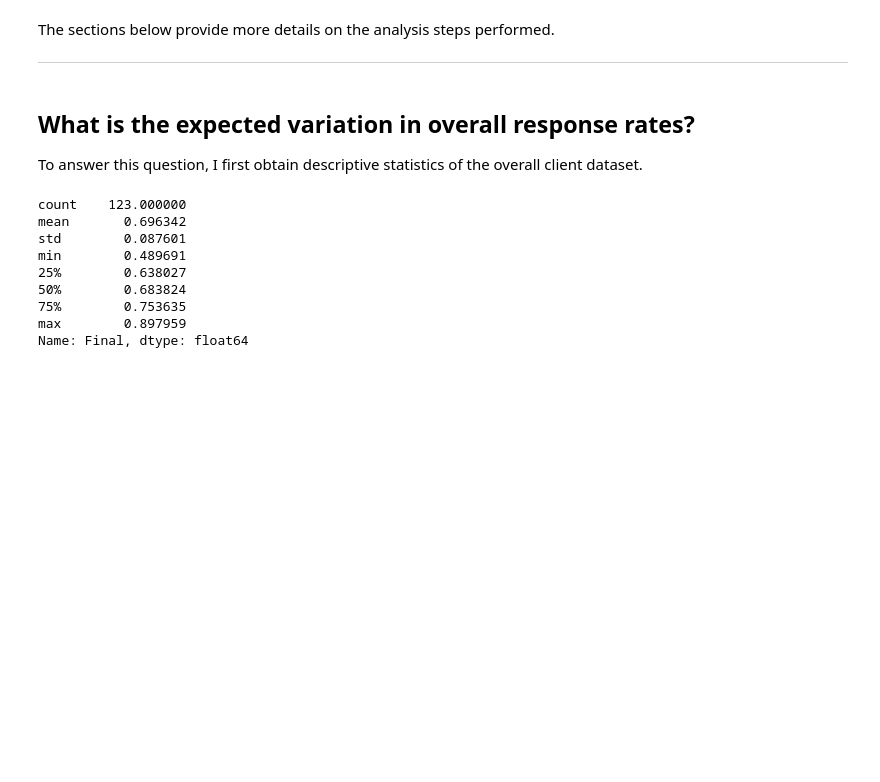
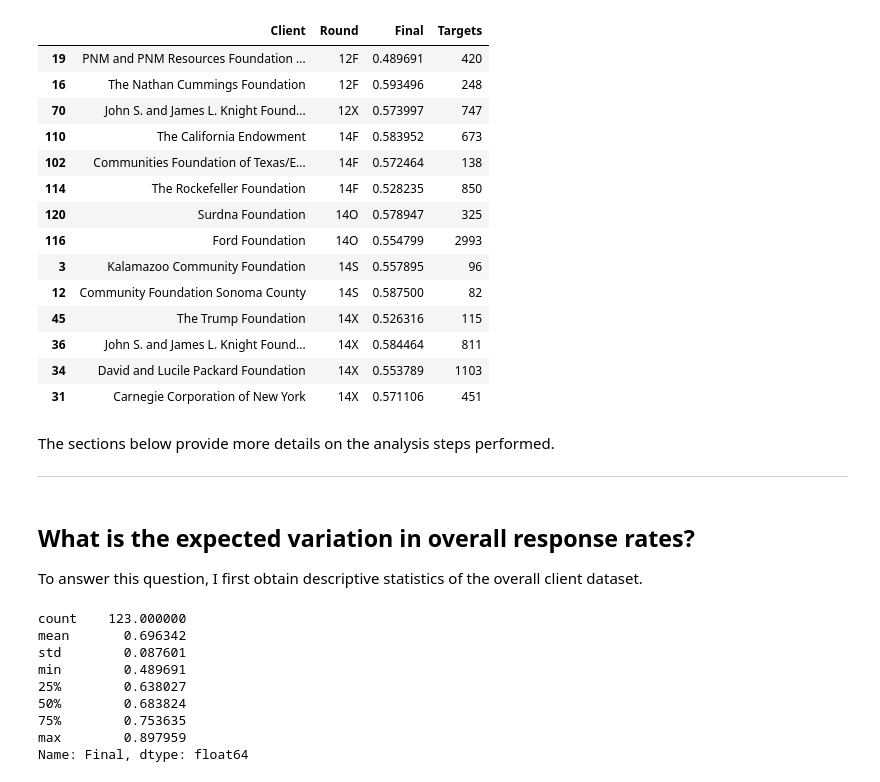
Before and after one commit to miken/cep_rr_analyses, a Jupyter notebook: Response Rate Analysis - GPR - 14O.ipynb, the cells around one changed output. Cells and saved outputs as stored; diff of their text form; code cells hidden in the pictures; blank space fills up the shorter version.

```diff
--- a/Response Rate Analysis - GPR - 14O.ipynb
+++ b/Response Rate Analysis - GPR - 14O.ipynb
@@ -36,3 +51,21 @@ data = pd.read_csv('client_rr_data_14O.csv')
+# %%
+data[data["Final"]<.595].sort('Round')
+# %% [output]
+|  | Client | Round | Final | Targets |
+| 19 | PNM and PNM Resources Foundation ... | 12F | 0.489691 | 420 |
+| 16 | The Nathan Cummings Foundation | 12F | 0.593496 | 248 |
+| 70 | John S. and James L. Knight Found... | 12X | 0.573997 | 747 |
+| 110 | The California Endowment | 14F | 0.583952 | 673 |
+| 102 | Communities Foundation of Texas/E... | 14F | 0.572464 | 138 |
+| 114 | The Rockefeller Foundation | 14F | 0.528235 | 850 |
+| 120 | Surdna Foundation | 14O | 0.578947 | 325 |
+| 116 | Ford Foundation | 14O | 0.554799 | 2993 |
+| 3 | Kalamazoo Community Foundation | 14S | 0.557895 | 96 |
+| 12 | Community Foundation Sonoma County | 14S | 0.587500 | 82 |
+| 45 | The Trump Foundation | 14X | 0.526316 | 115 |
+| 36 | John S. and James L. Knight Found... | 14X | 0.584464 | 811 |
+| 34 | David and Lucile Packard Foundation | 14X | 0.553789 | 1103 |
+| 31 | Carnegie Corporation of New York | 14X | 0.571106 | 451 |
 # %% [markdown]
 The sections below provide more details on the analysis steps performed.
 ___
```
Also changed, not shown: parts of 2 cells of this notebook.
